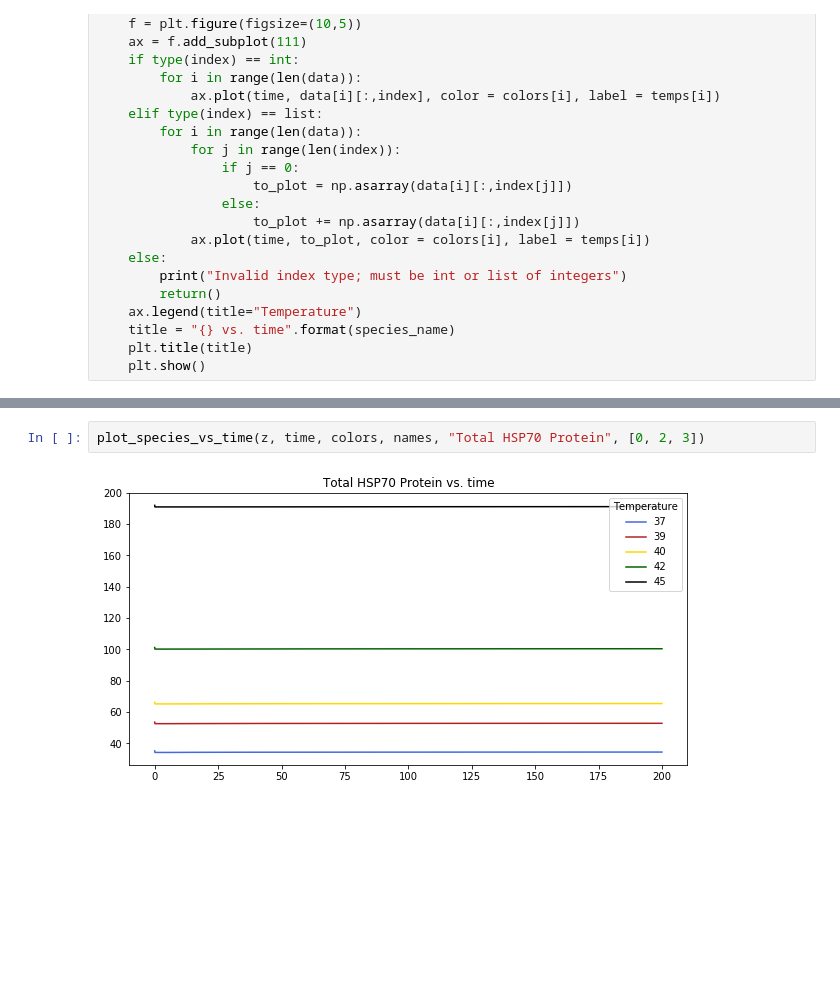
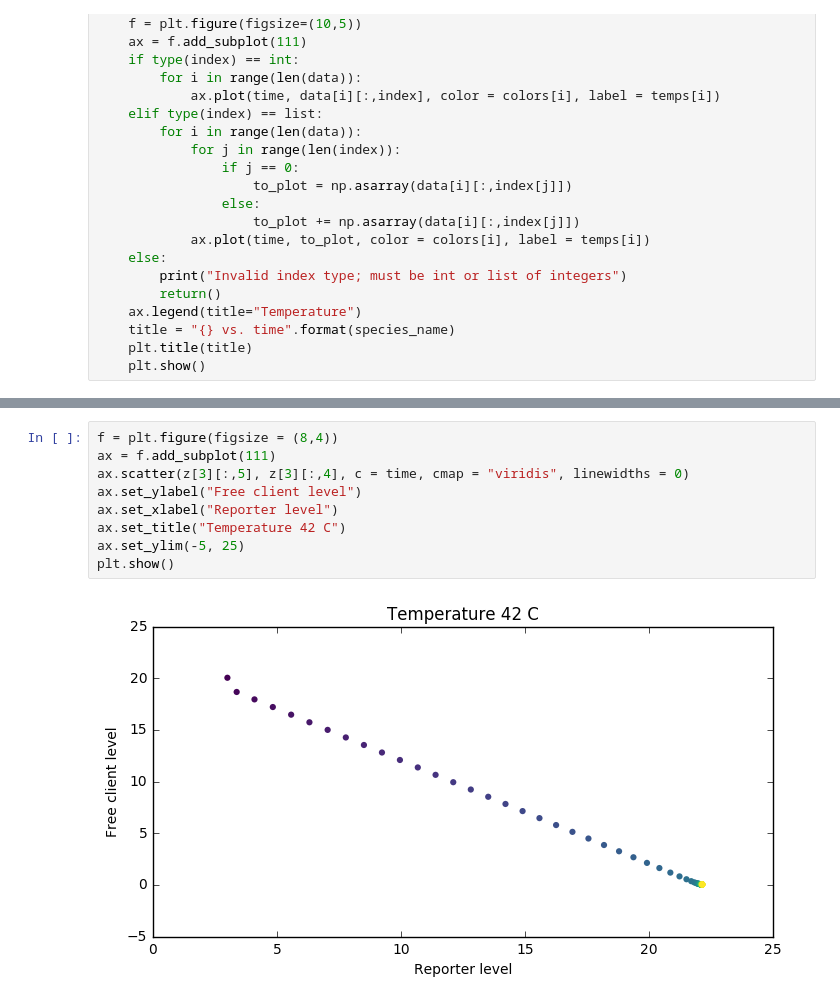
Before and after one commit to haneulyoo/agg_simv2, a Jupyter notebook: zheng-2016-summary.ipynb, the cells around one changed output, grey strips where cells are left out. Cells and saved outputs as stored; diff of their text form; blank space fills up the shorter version.

```diff
--- a/zheng-2016-summary.ipynb
+++ b/zheng-2016-summary.ipynb
@@ -114,4 +119,11 @@ plot_species_vs_time(z, time, colors, names, "Total Unfolded Protein", [3,4])
-# %%
-plot_species_vs_time(z, time, colors, names, "Total HSP70 Protein", [0, 2, 3])
-# %% [output]
-[figure, removed]
+# %%
+f = plt.figure(figsize = (8,4))
+ax = f.add_subplot(111)
+ax.scatter(z[3][:,5], z[3][:,4], c = time, cmap = "viridis", linewidths = 0)
+ax.set_ylabel("Free client level")
+ax.set_xlabel("Reporter level")
+ax.set_title("Temperature 42 C")
+ax.set_ylim(-5, 25)
+plt.show()
+# %% [output]
+[figure, added]
```
Also changed, not shown: parts of 9 cells of this notebook, 1 other file.
